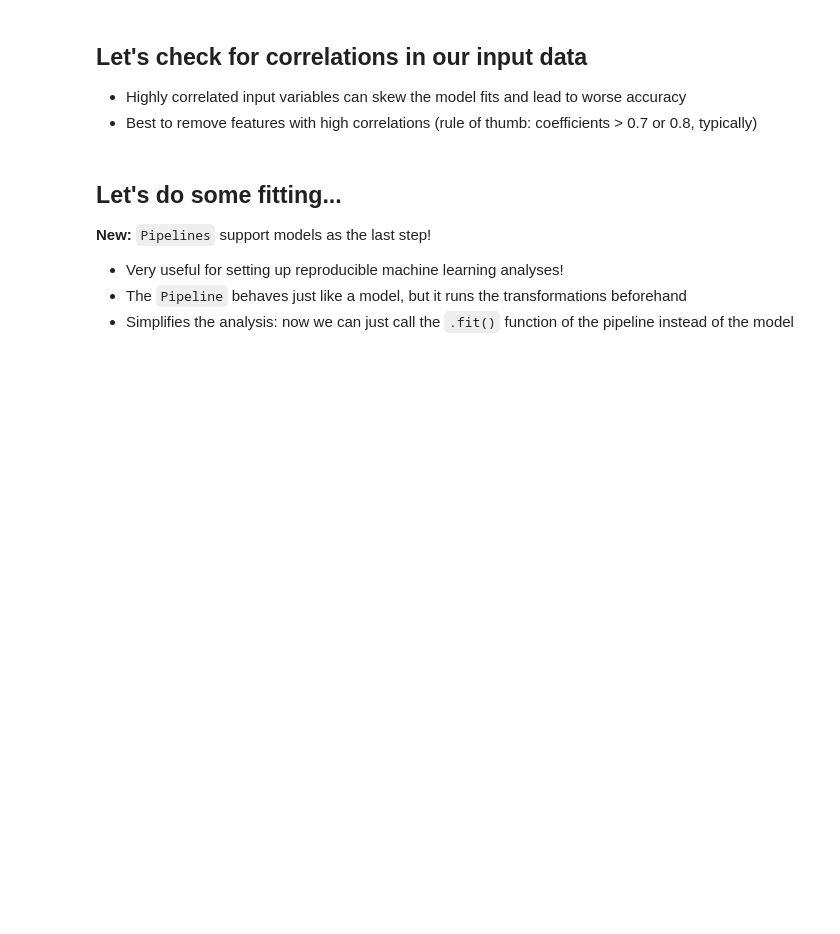
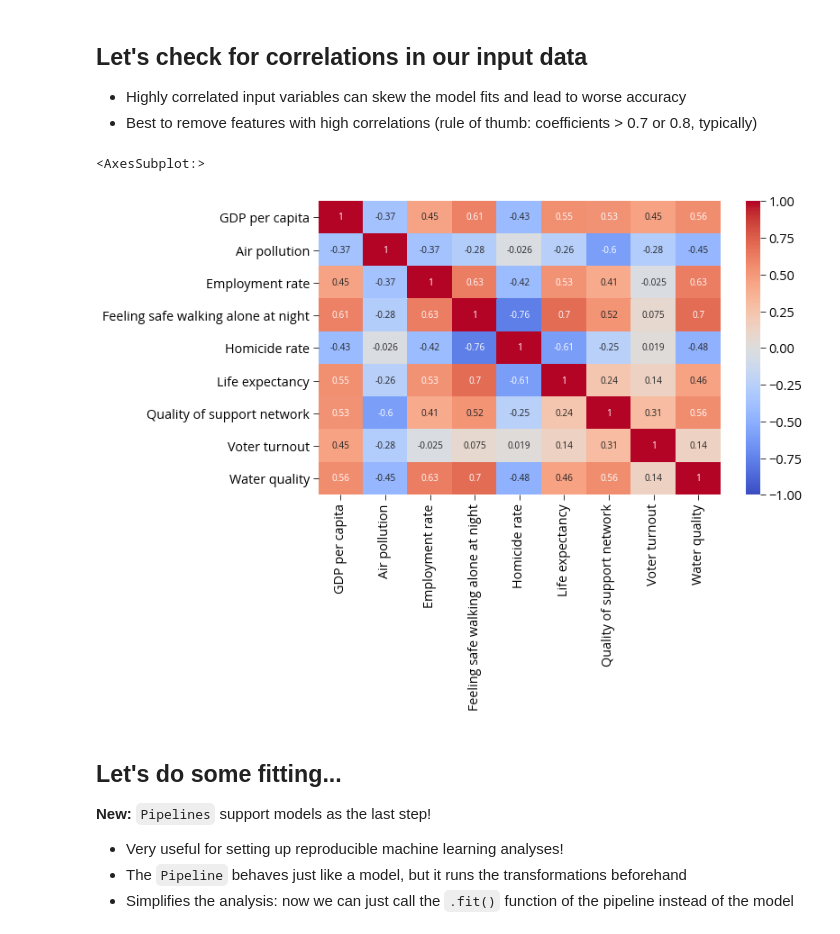
Before and after one commit to MUSA-550-Fall-2020/week-11, a Jupyter notebook: lecture-11B.ipynb, the cells around one changed output. Cells and saved outputs as stored; diff of their text form; code cells hidden in the pictures; blank space fills up the shorter version.

```diff
--- a/lecture-11B.ipynb
+++ b/lecture-11B.ipynb
@@ -284,8 +298,15 @@ X_test = test_set[feature_cols].values
 import seaborn as sns
 # %%
 sns.heatmap(
-    train_set[feature_cols].corr(), cmap="coolwarm", annot=True, vmin=-1, vmax=1
+    train_set[feature_cols].corr(),
+    cmap="coolwarm",
+    annot=True,
+    vmin=-1,
+    vmax=1
 )
+# %% [output]
+<AxesSubplot:>
+[figure, added]
 # %% [markdown]
 ## Let's do some fitting...
 
```
Also changed, not shown: parts of 56 cells of this notebook, 1 other file.
